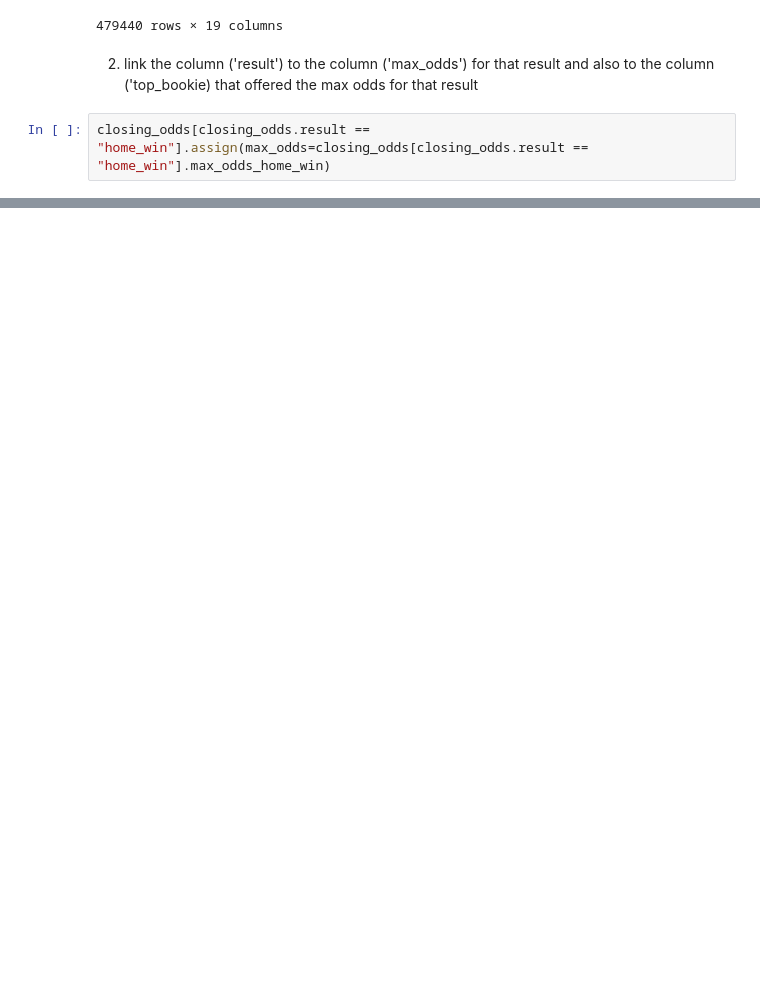
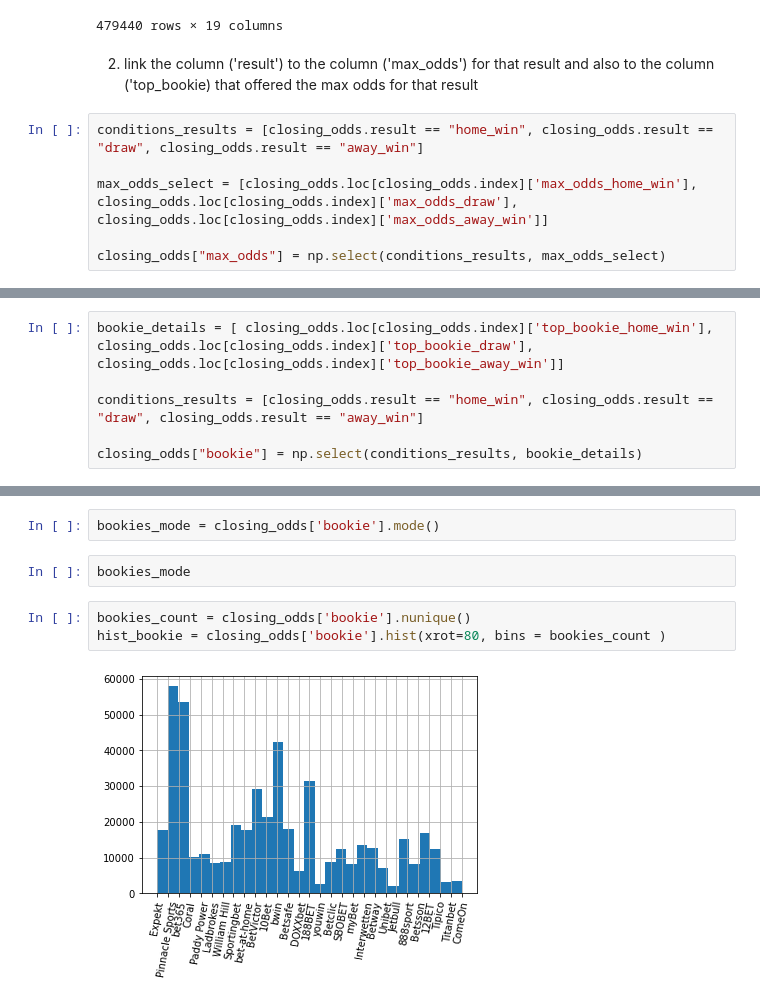
Before and after one commit to heuzec/UCDPA_CiaranHeuze, a Jupyter notebook: project.ipynb, the cells around one changed output, grey strips where cells are left out. Cells and saved outputs as stored; diff of their text form; blank space fills up the shorter version.

```diff
--- a/project.ipynb
+++ b/project.ipynb
@@ -56,4 +56,8 @@ closing_odds
 # %% [markdown]
 2. link the column ('result') to the column ('max_odds') for that result and also to the column ('top_bookie) that offered the max odds for that result
 # %%
-closing_odds[closing_odds.result == "home_win"].assign(max_odds=closing_odds[closing_odds.result == "home_win"].max_odds_home_win)
+conditions_results = [closing_odds.result == "home_win", closing_odds.result == "draw", closing_odds.result == "away_win"]
+
+max_odds_select = [closing_odds.loc[closing_odds.index]['max_odds_home_win'],  closing_odds.loc[closing_odds.index]['max_odds_draw'],  closing_odds.loc[closing_odds.index]['max_odds_away_win']]
+
+closing_odds["max_odds"] = np.select(conditions_results, max_odds_select)
@@ -91,0 +81,6 @@ closing_odds[closing_odds.result == "home_win"].assign(bookie=closing_odds[closi
+# %%
+bookie_details = [ closing_odds.loc[closing_odds.index]['top_bookie_home_win'],  closing_odds.loc[closing_odds.index]['top_bookie_draw'],  closing_odds.loc[closing_odds.index]['top_bookie_away_win']]
+
+conditions_results = [closing_odds.result == "home_win", closing_odds.result == "draw", closing_odds.result == "away_win"]
+
+closing_odds["bookie"] = np.select(conditions_results, bookie_details)
@@ -91,0 +104,9 @@ closing_odds[closing_odds.result == "home_win"].assign(bookie=closing_odds[closi
+# %%
+bookies_mode = closing_odds['bookie'].mode()
+# %%
+bookies_mode
+# %%
+bookies_count = closing_odds['bookie'].nunique()
+hist_bookie = closing_odds['bookie'].hist(xrot=80, bins = bookies_count )
+# %% [output]
+[figure, added]
```
Also changed, not shown: parts of 5 cells of this notebook.
